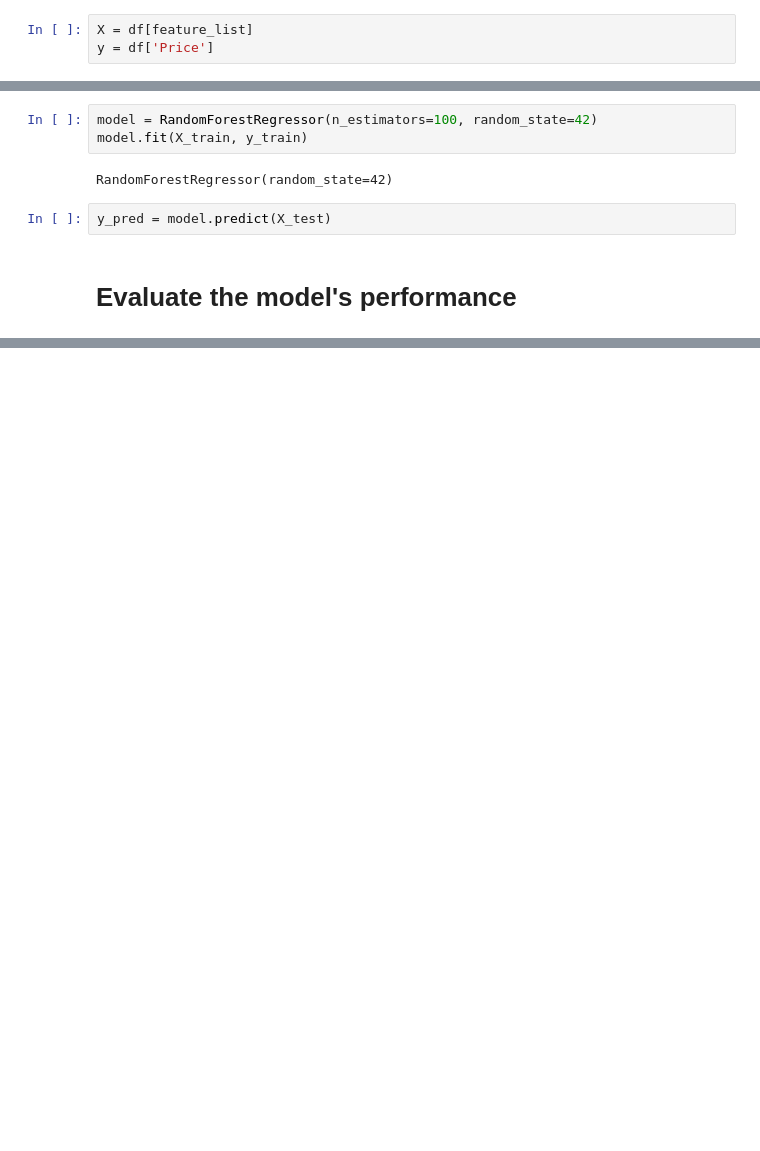
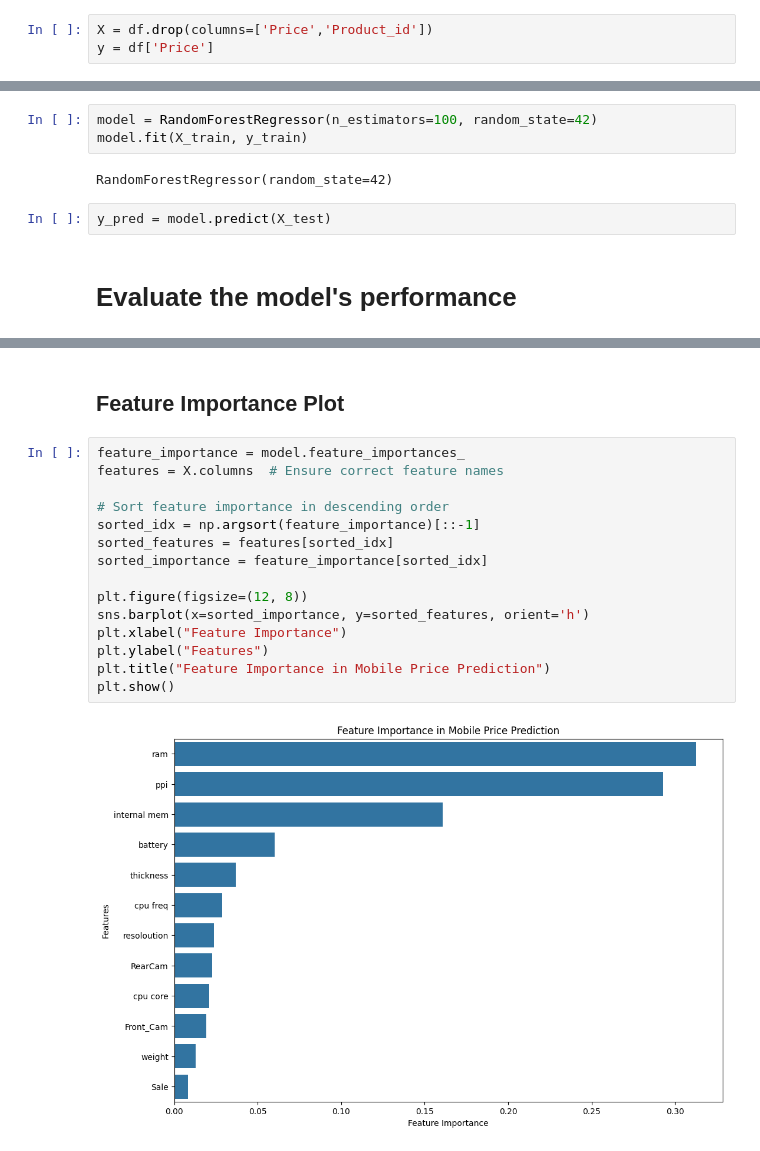
Before and after one commit to rahulkr6061/DS_Projects, a Jupyter notebook: Mobile_Phone_Price.ipynb, the cells around one changed output, grey strips where cells are left out. Saved outputs shown, nothing was run; the diff lists cells and outputs as text; blank space fills up the shorter version.

```diff
--- a/Mobile_Phone_Price.ipynb
+++ b/Mobile_Phone_Price.ipynb
@@ -76,7 +154,7 @@ df = df.dropna()
 # %% [markdown]
 ## Modelling
 # %%
-X = df[feature_list]
+X = df.drop(columns=['Price','Product_id'])
 y = df['Price']
 # %%
 X_train, X_test, y_train, y_test = train_test_split(X, y, test_size=0.2, random_state=42)
@@ -113,0 +192,19 @@ Test R2 Score: 0.972170829281002
+# %% [markdown]
+## Feature Importance Plot
+# %%
+feature_importance = model.feature_importances_
+features = X.columns  # Ensure correct feature names
+
+# Sort feature importance in descending order
+sorted_idx = np.argsort(feature_importance)[::-1]
+sorted_features = features[sorted_idx]
+sorted_importance = feature_importance[sorted_idx]
+
+plt.figure(figsize=(12, 8))
+sns.barplot(x=sorted_importance, y=sorted_features, orient='h')
+plt.xlabel("Feature Importance")
+plt.ylabel("Features")
+plt.title("Feature Importance in Mobile Price Prediction")
+plt.show()
+# %% [output]
+[figure, added]
```
Also changed, not shown: parts of 14 cells of this notebook.
